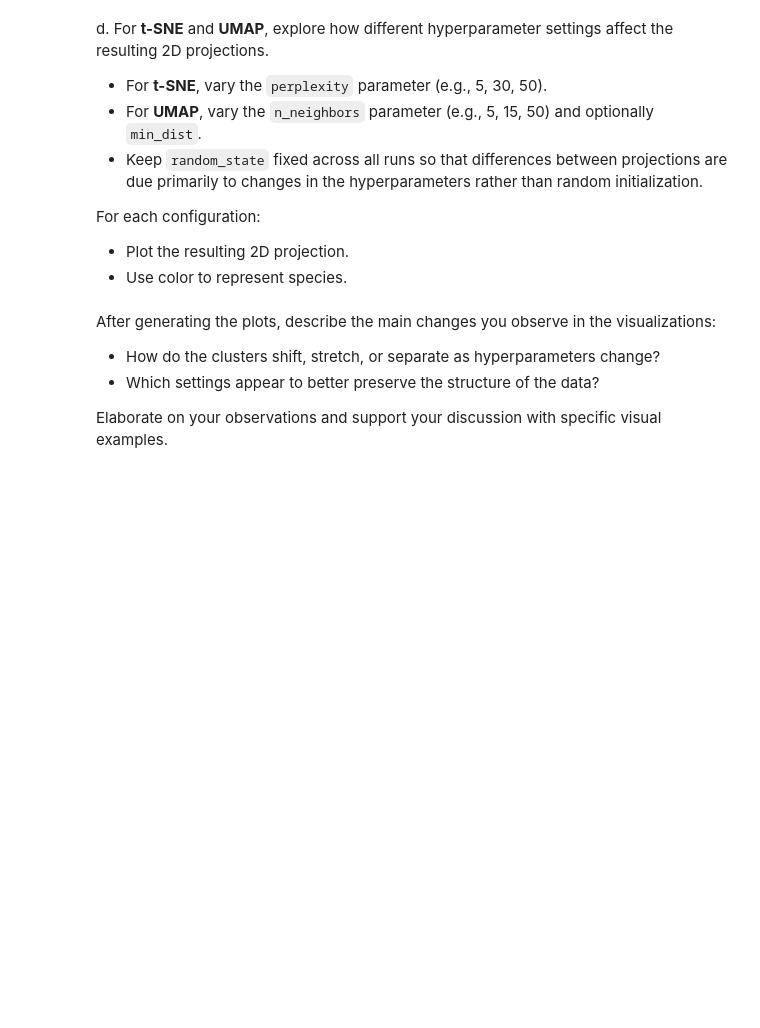
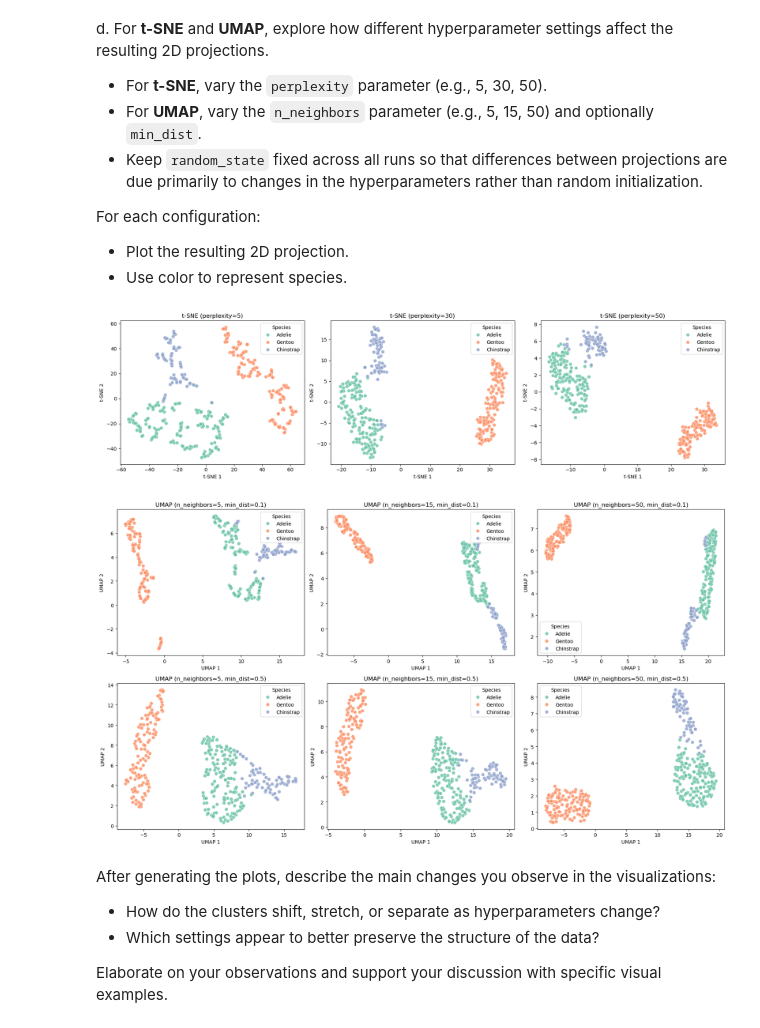
Before and after one commit to rashiadhikarira/ML2_LAB03, a Jupyter notebook: 03-tsne-and-umap.ipynb, the cells around one changed output. Drawn from its saved outputs; the diff is of its cells as text; code cells hidden in the pictures; blank space fills up the shorter version.

```diff
--- a/03-tsne-and-umap.ipynb
+++ b/03-tsne-and-umap.ipynb
@@ -147,6 +178,39 @@ For each configuration:
 - Use color to represent species.
 # %%
 # YOUR CODE HERE
+perplexities = [5, 30, 50]
+
+fig, axes = plt.subplots(1, 3, figsize=(18, 5))
+for ax, perp in zip(axes, perplexities):
+    emb = TSNE(n_components=2, perplexity=perp, random_state=42).fit_transform(X_scaled)
+    sns.scatterplot(x=emb[:, 0], y=emb[:, 1], hue=species.values, palette="Set2", s=50, alpha=0.8, ax=ax)
+    ax.set_title(f"t-SNE (perplexity={perp})")
+    ax.set_xlabel("t-SNE 1")
+    ax.set_ylabel("t-SNE 2")
+    ax.legend(title="Species")
+plt.tight_layout()
+plt.show()
+
+n_neighbors_list = [5, 15, 50]
+min_dist_list = [0.1, 0.5]
+
+fig, axes = plt.subplots(len(min_dist_list), len(n_neighbors_list), figsize=(18, 10))
+for i, md in enumerate(min_dist_list):
+    for j, nn in enumerate(n_neighbors_list):
+        ax = axes[i, j]
+        emb = umap.UMAP(n_components=2, n_neighbors=nn, min_dist=md,
+                        random_state=42).fit_transform(X_scaled)
+        sns.scatterplot(x=emb[:, 0], y=emb[:, 1], hue=species.values,
+                        palette="Set2", s=50, alpha=0.8, ax=ax)
+        ax.set_title(f"UMAP (n_neighbors={nn}, min_dist={md})")
+        ax.set_xlabel("UMAP 1")
+        ax.set_ylabel("UMAP 2")
+        ax.legend(title="Species")
+plt.tight_layout()
+plt.show()
+# %% [output]
+[figure, added]
+[figure, added]
 # %% [markdown]
 After generating the plots, describe the main changes you observe in the visualizations:
 - How do the clusters shift, stretch, or separate as hyperparameters change?
```
Also changed, not shown: parts of 5 cells of this notebook.
